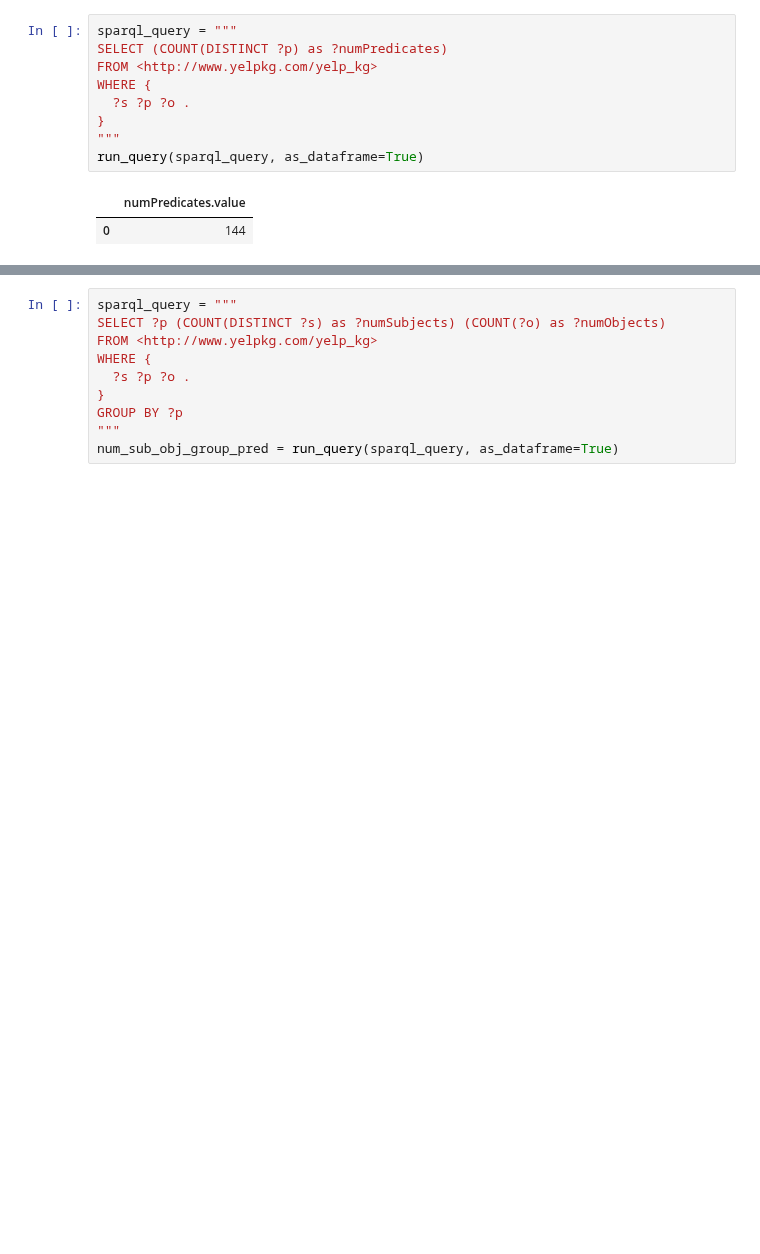
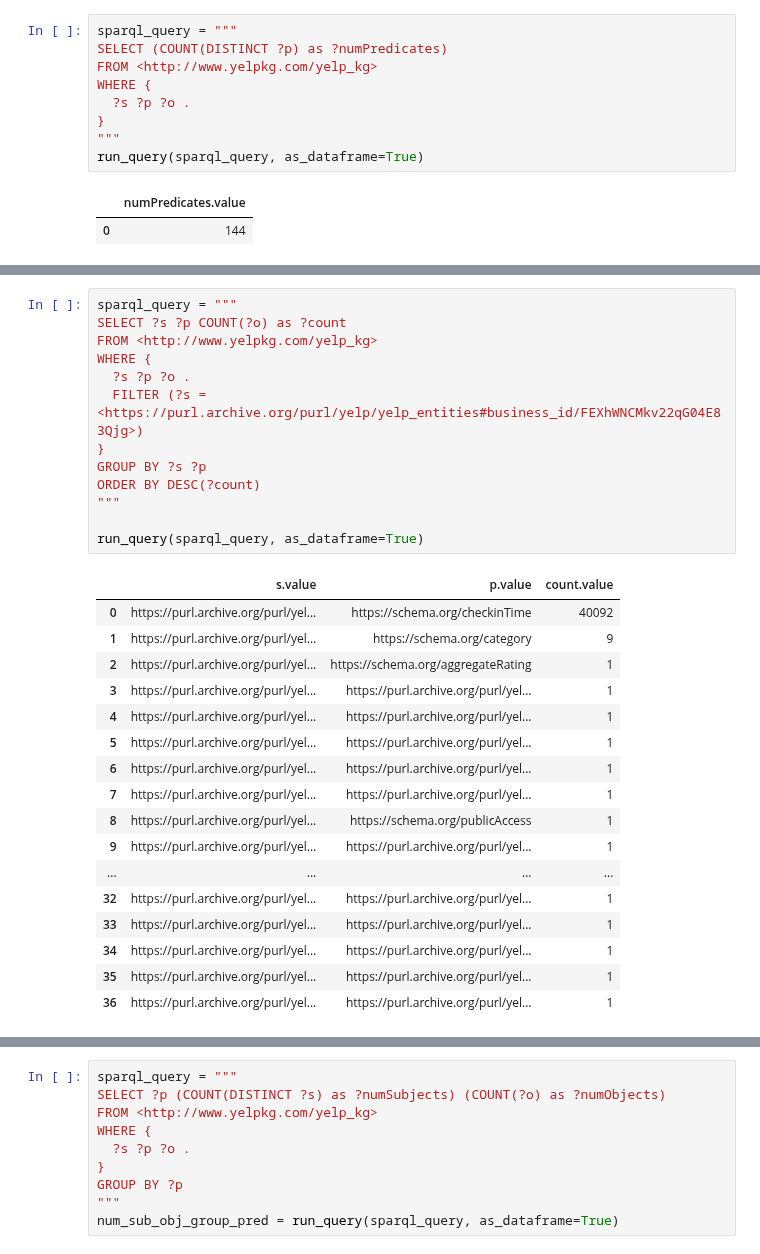
Before and after one commit to christiannielsen98/DVML-P7, a Jupyter notebook: Code/Illustrations/basic_stats_kg.ipynb, the cells around one changed output, grey strips where cells are left out. Saved outputs shown, nothing was run; the diff lists cells and outputs as text; blank space fills up the shorter version.

```diff
--- a/Code/Illustrations/basic_stats_kg.ipynb
+++ b/Code/Illustrations/basic_stats_kg.ipynb
@@ -42,0 +202,31 @@ run_query(sparql_query, as_dataframe=True)
+# %%
+sparql_query = """
+SELECT ?s ?p COUNT(?o) as ?count
+FROM <http://www.yelpkg.com/yelp_kg>
+WHERE {
+  ?s ?p ?o .
+  FILTER (?s = <https://purl.archive.org/purl/yelp/yelp_entities#business_id/FEXhWNCMkv22qG04E83Qjg>)
+}
+GROUP BY ?s ?p
+ORDER BY DESC(?count)
+"""
+
+run_query(sparql_query, as_dataframe=True)
+# %% [output]
+|  | s.value | p.value | count.value |
+| 0 | https://purl.archive.org/purl/yel... | https://schema.org/checkinTime | 40092 |
+| 1 | https://purl.archive.org/purl/yel... | https://schema.org/category | 9 |
+| 2 | https://purl.archive.org/purl/yel... | https://schema.org/aggregateRating | 1 |
+| 3 | https://purl.archive.org/purl/yel... | https://purl.archive.org/purl/yel... | 1 |
+| 4 | https://purl.archive.org/purl/yel... | https://purl.archive.org/purl/yel... | 1 |
+| 5 | https://purl.archive.org/purl/yel... | https://purl.archive.org/purl/yel... | 1 |
+| 6 | https://purl.archive.org/purl/yel... | https://purl.archive.org/purl/yel... | 1 |
+| 7 | https://purl.archive.org/purl/yel... | https://purl.archive.org/purl/yel... | 1 |
+| 8 | https://purl.archive.org/purl/yel... | https://schema.org/publicAccess | 1 |
+| 9 | https://purl.archive.org/purl/yel... | https://purl.archive.org/purl/yel... | 1 |
+| ... | ... | ... | ... |
+| 32 | https://purl.archive.org/purl/yel... | https://purl.archive.org/purl/yel... | 1 |
+| 33 | https://purl.archive.org/purl/yel... | https://purl.archive.org/purl/yel... | 1 |
+| 34 | https://purl.archive.org/purl/yel... | https://purl.archive.org/purl/yel... | 1 |
+| 35 | https://purl.archive.org/purl/yel... | https://purl.archive.org/purl/yel... | 1 |
+| 36 | https://purl.archive.org/purl/yel... | https://purl.archive.org/purl/yel... | 1 |
```
Also changed, not shown: parts of 24 cells of this notebook, 9 other files.
